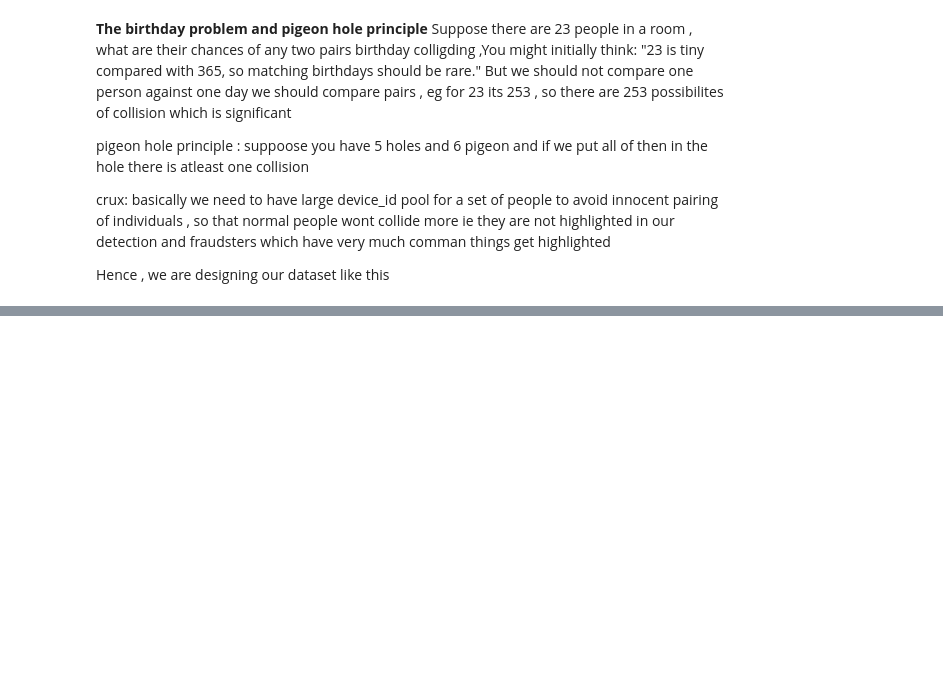
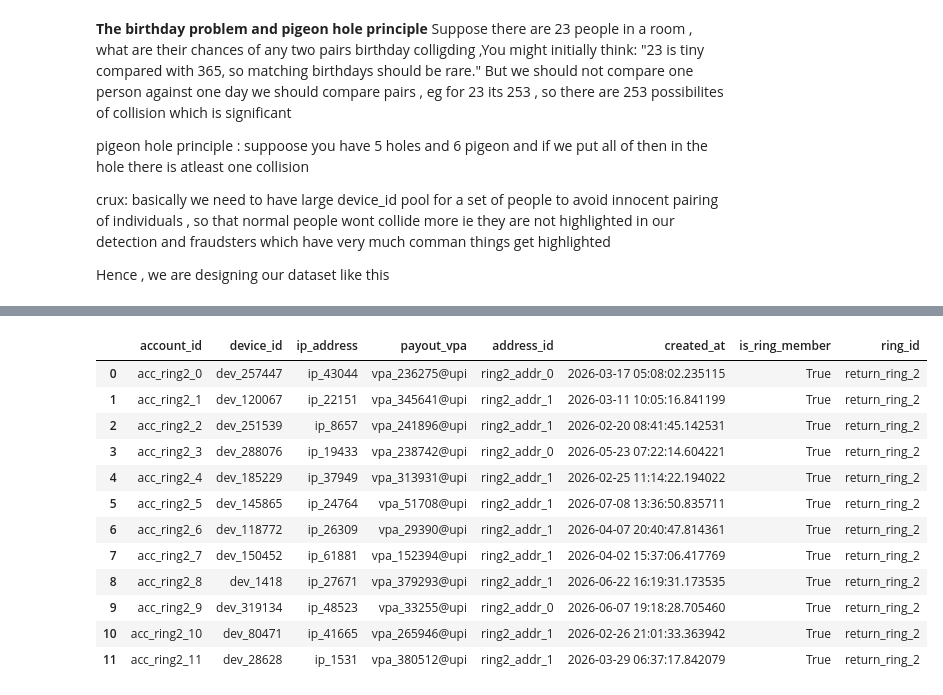
Before and after one commit to Saksham182004/Abuse-Ring-Sentinel, a Jupyter notebook: ringFraudDetect.ipynb, the cells around one changed output, grey strips where cells are left out. Cells and saved outputs as stored; diff of their text form; code cells hidden in the pictures; blank space fills up the shorter version.

```diff
--- a/ringFraudDetect.ipynb
+++ b/ringFraudDetect.ipynb
@@ -49,0 +132,43 @@ Pools ready: 30000 devices, 5000 ips, 30000 vpas
+# %%
+def generate_return_fraud_ring(ring_id, num_accounts=12, shared_address_count=2):
+    """
+    Simulates: a household/group repeatedly ordering and returning items
+    using several 'different' accounts that all funnel back to the same 1-2
+    addresses.
+     Signature: shared address, otherwise normal-looking devices/IPs,
+    timestamps spread out over months (not a burst — these can be older,
+    dormant-looking accounts that only start returning things later).
+    """
+    ring_addresses = [f"ring{ring_id}_addr_{i}" for i in range(shared_address_count)]
+
+    accounts = []
+    for i in range(num_accounts):
+        accounts.append({
+            "account_id": f"acc_ring{ring_id}_{i}",
+            "device_id": random.choice(normal_devices),        # normal — not the signal here
+            "ip_address": random.choice(normal_ips),             # normal — not the signal here
+            "payout_vpa": random.choice(normal_vpas),            # normal — not the signal here
+            "address_id": random.choice(ring_addresses),         # <- the signal: shared address
+            "created_at": random_timestamp(start_days_ago=200, end_days_ago=10),  # spread out, not a burst
+            "is_ring_member": True,
+            "ring_id": f"return_ring_{ring_id}"
+        })
+    return accounts
+
+ring2_accounts = generate_return_fraud_ring(ring_id=2)
+df_ring2 = pd.DataFrame(ring2_accounts)
+df_ring2
+# %% [output]
+|  | account_id | device_id | ip_address | payout_vpa | address_id | created_at | is_ring_member | ring_id |
+| 0 | acc_ring2_0 | dev_257447 | ip_43044 | vpa_236275@upi | ring2_addr_0 | 2026-03-17 05:08:02.235115 | True | return_ring_2 |
+| 1 | acc_ring2_1 | dev_120067 | ip_22151 | vpa_345641@upi | ring2_addr_1 | 2026-03-11 10:05:16.841199 | True | return_ring_2 |
+| 2 | acc_ring2_2 | dev_251539 | ip_8657 | vpa_241896@upi | ring2_addr_1 | 2026-02-20 08:41:45.142531 | True | return_ring_2 |
+| 3 | acc_ring2_3 | dev_288076 | ip_19433 | vpa_238742@upi | ring2_addr_0 | 2026-05-23 07:22:14.604221 | True | return_ring_2 |
+| 4 | acc_ring2_4 | dev_185229 | ip_37949 | vpa_313931@upi | ring2_addr_1 | 2026-02-25 11:14:22.194022 | True | return_ring_2 |
+| 5 | acc_ring2_5 | dev_145865 | ip_24764 | vpa_51708@upi | ring2_addr_1 | 2026-07-08 13:36:50.835711 | True | return_ring_2 |
+| 6 | acc_ring2_6 | dev_118772 | ip_26309 | vpa_29390@upi | ring2_addr_1 | 2026-04-07 20:40:47.814361 | True | return_ring_2 |
+| 7 | acc_ring2_7 | dev_150452 | ip_61881 | vpa_152394@upi | ring2_addr_1 | 2026-04-02 15:37:06.417769 | True | return_ring_2 |
+| 8 | acc_ring2_8 | dev_1418 | ip_27671 | vpa_379293@upi | ring2_addr_1 | 2026-06-22 16:19:31.173535 | True | return_ring_2 |
+| 9 | acc_ring2_9 | dev_319134 | ip_48523 | vpa_33255@upi | ring2_addr_0 | 2026-06-07 19:18:28.705460 | True | return_ring_2 |
+| 10 | acc_ring2_10 | dev_80471 | ip_41665 | vpa_265946@upi | ring2_addr_1 | 2026-02-26 21:01:33.363942 | True | return_ring_2 |
+| 11 | acc_ring2_11 | dev_28628 | ip_1531 | vpa_380512@upi | ring2_addr_1 | 2026-03-29 06:37:17.842079 | True | return_ring_2 |
```
Also changed, not shown: parts of 25 cells of this notebook, 1 other file.
